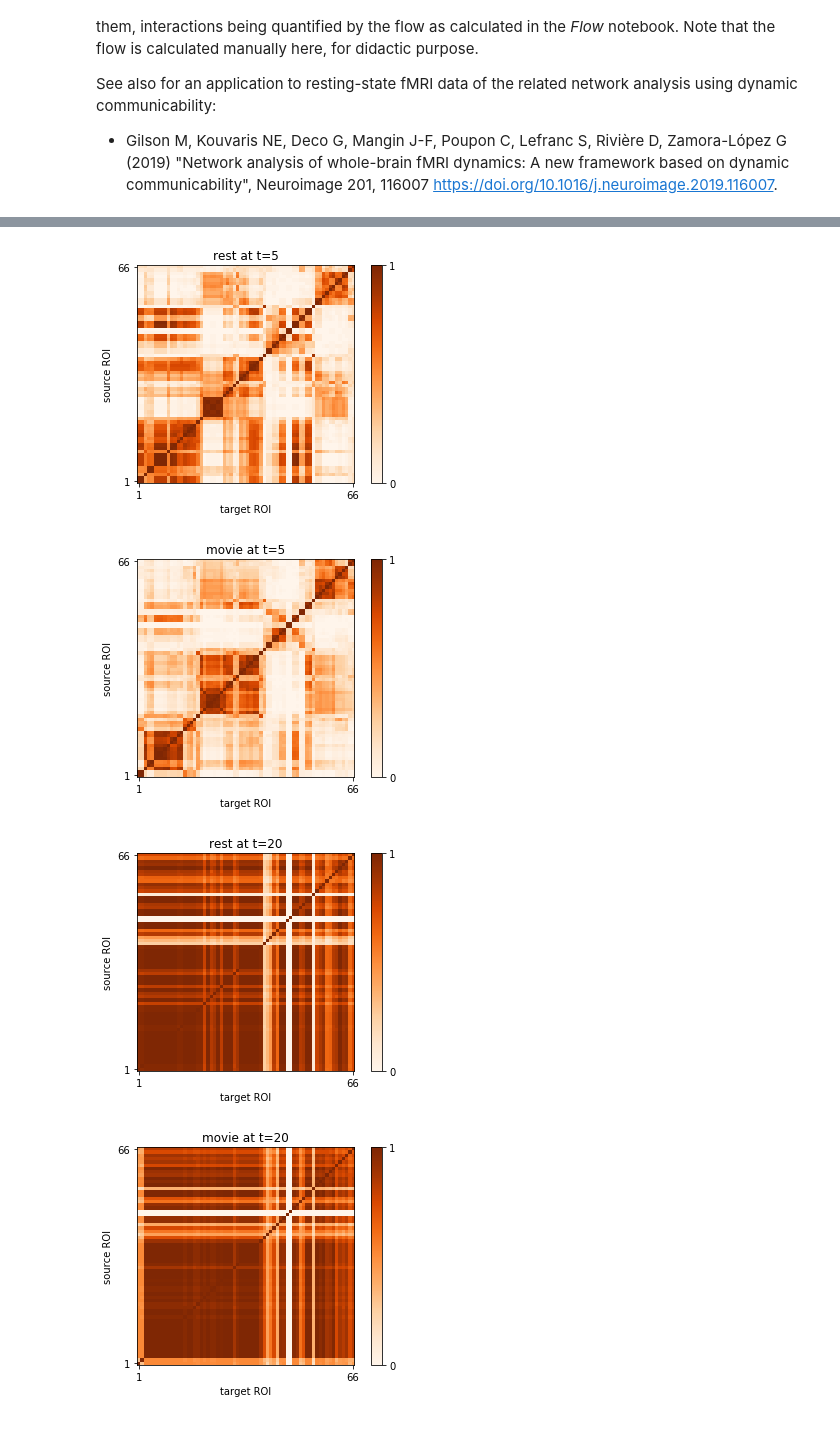
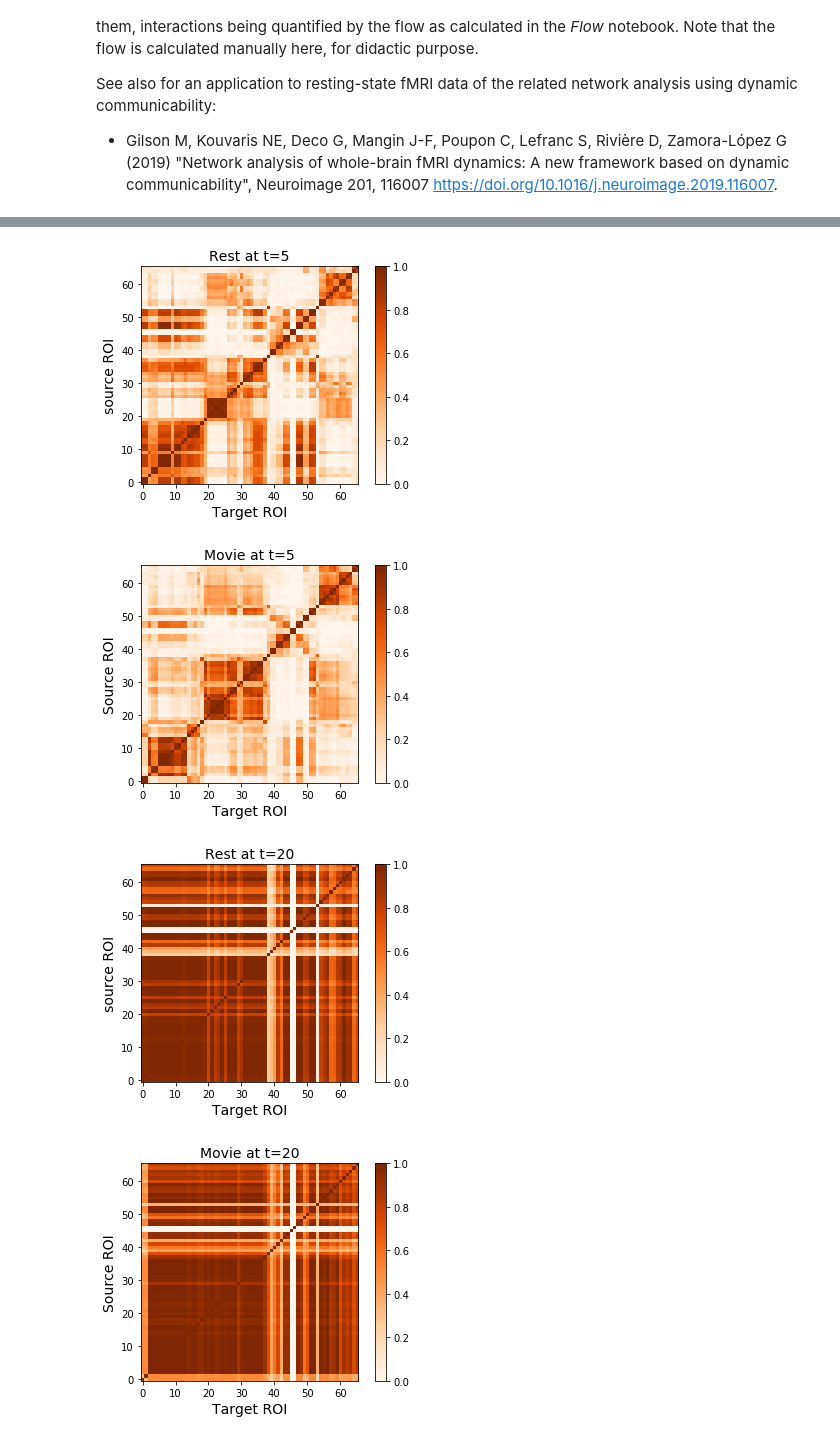
Before and after one commit to mb-BCA/notebooks_review2019, a Jupyter notebook: 3b_Communities.ipynb, the cells around one changed output, grey strips where cells are left out. Saved outputs shown, nothing was run; the diff lists cells and outputs as text; code cells hidden in the pictures.

```diff
--- a/3b_Communities.ipynb
+++ b/3b_Communities.ipynb
@@ -151,22 +169,23 @@ Now we reorder the ROIs by grouping them according to the community structure at
 # %%
-# reorder ROIs according to rest community for early integration time (assess stable communities over all rest sessions)
+# Reorder ROIs according to rest community for early integration time
+# (assess stable communities over all rest sessions)
 stab_community_rest = summary_community[:,:2,0,:,:].mean(axis=(0,1))
 stab_community_rest[mask_diag] = 0
-stab_community_rest_null = np.outer(stab_community_rest.sum(1),stab_community_rest.sum(0))
+stab_community_rest_null = np.outer( stab_community_rest.sum(1), stab_community_rest.sum(0) )
 stab_community_rest_null[mask_diag] = 0
 stab_community_rest_null *= stab_community_rest.sum() / stab_community_rest_null.sum()
 
 part_rest = calc_part(stab_community_rest - stab_community_rest_null)
 
-print('number of groups:', len(part_rest))
+print('Number of groups:', len(part_rest))
 for ii in range(len(part_rest)):
-    print('group', ii, 'with', len(part_rest[ii]), 'ROIs')
+    print('Group', ii, 'with', len(part_rest[ii]), 'ROIs')
     for i in part_rest[ii]:
         print(ROI_labels[i],)
     print()
-# reorganize ROI according to partition
-part_ind = np.array(part_rest[0]+part_rest[2]+part_rest[1]+part_rest[3],dtype=int)
+# Reorganize ROI according to partition
+part_ind = np.array(part_rest[0] + part_rest[2] + part_rest[1] + part_rest[3], dtype=np.int)
 
 if save_outputs:
-    np.save(res_dir+'part_ind.npy',part_ind)
+    np.save(res_dir + 'part_ind.npy', part_ind)
 # %% [output]
@@ -192,27 +211,25 @@ Plot the matrices of coparticipation values. the coparticipation values are clos
 # %%
-# matrix plots of flow communities with reordered indices
+# Matrix plots of flow communities with reordered indices
 for iT in range(nT):
     plt.figure()
-    plt.imshow(summary_community[:,0,iT,:,:].mean(0)[part_ind,:][:,part_ind], origin='lower', vmin=0, vmax=1, cmap='Oranges')
-    plt.xticks([0,65],['1','66'])
-    plt.yticks([0,65],['1','66'])
-    plt.xlabel('target ROI')
-    plt.ylabel('source ROI')
-    plt.colorbar(ticks=[0,1])
-    plt.title('rest at t='+str(vT[iT]))
+    plt.imshow(summary_community[:,0,iT,:,:].mean(0)[part_ind,:][:,part_ind],
+                                        origin='lower', vmin=0, vmax=1, cmap='Oranges')
+    plt.xlabel('Target ROI', fontsize=14)
+    plt.ylabel('source ROI', fontsize=14)
+    plt.colorbar()
+    plt.title('Rest at t=' + str(vT[iT]), fontsize=14)
     if save_outputs:
-        plt.savefig(res_dir+'reord_flow_rest_t'+str(iT))
+        plt.savefig(res_dir + 'reord_flow_rest_t' + str(iT))
 
     plt.figure()
-    plt.imshow(summary_community[:,1,iT,:,:].mean(0)[part_ind,:][:,part_ind], origin='lower', vmin=0, vmax=1, cmap='Oranges')
-    plt.xticks([0,65],['1','66'])
-    plt.yticks([0,65],['1','66'])
-    plt.xlabel('target ROI')
-    plt.ylabel('source ROI')
-    plt.colorbar(ticks=[0,1])
-    plt.title('movie at t='+str(vT[iT]))
+    plt.imshow(summary_community[:,1,iT,:,:].mean(0)[part_ind,:][:,part_ind],
+                                        origin='lower', vmin=0, vmax=1, cmap='Oranges')
+    plt.xlabel('Target ROI', fontsize=14)
+    plt.ylabel('Source ROI', fontsize=14)
+    plt.colorbar()
+    plt.title('Movie at t=' + str(vT[iT]), fontsize=14)
     if save_outputs:
-        plt.savefig(res_dir+'reord_flow_movie_t'+str(iT))
+        plt.savefig(res_dir + 'reord_flow_movie_t' + str(iT))
 
 plt.show()
 # %% [output]
@@ -221,5 +238,5 @@ plt.show()
-[figure, old version]
+[figure, new version]
-[figure, old version]
+[figure, new version]
-[figure, old version]
+[figure, new version]
-[figure, old version]
+[figure, new version]
 # %% [markdown]
```
Also changed, not shown: parts of 12 cells of this notebook.
